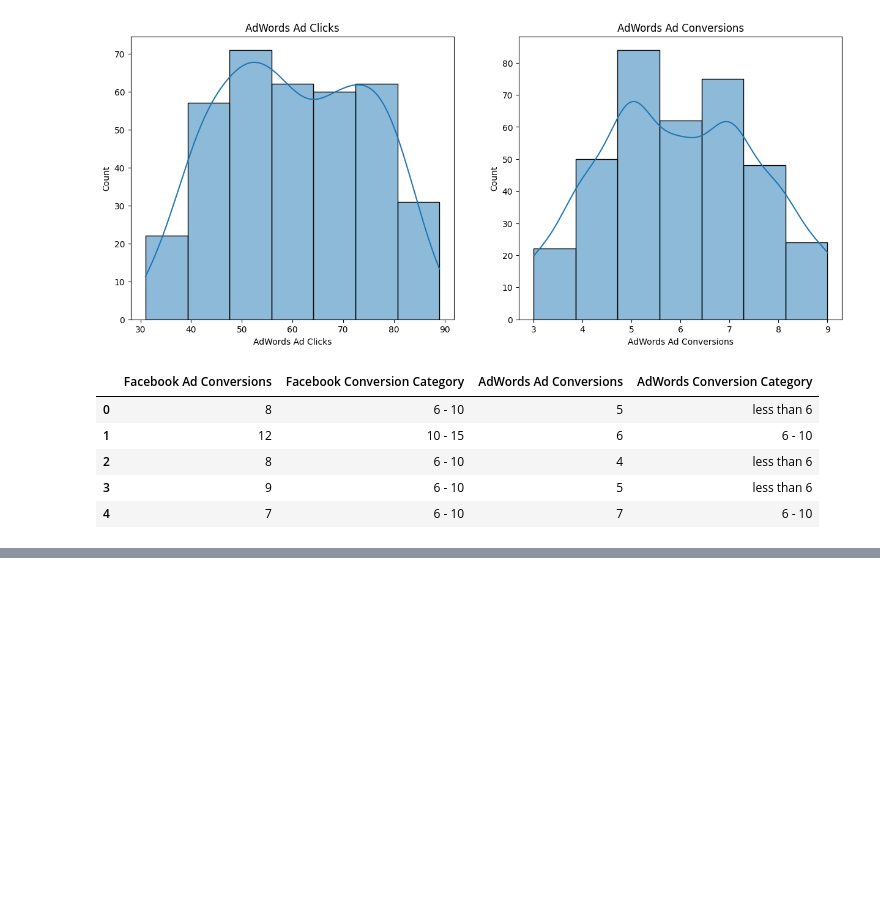
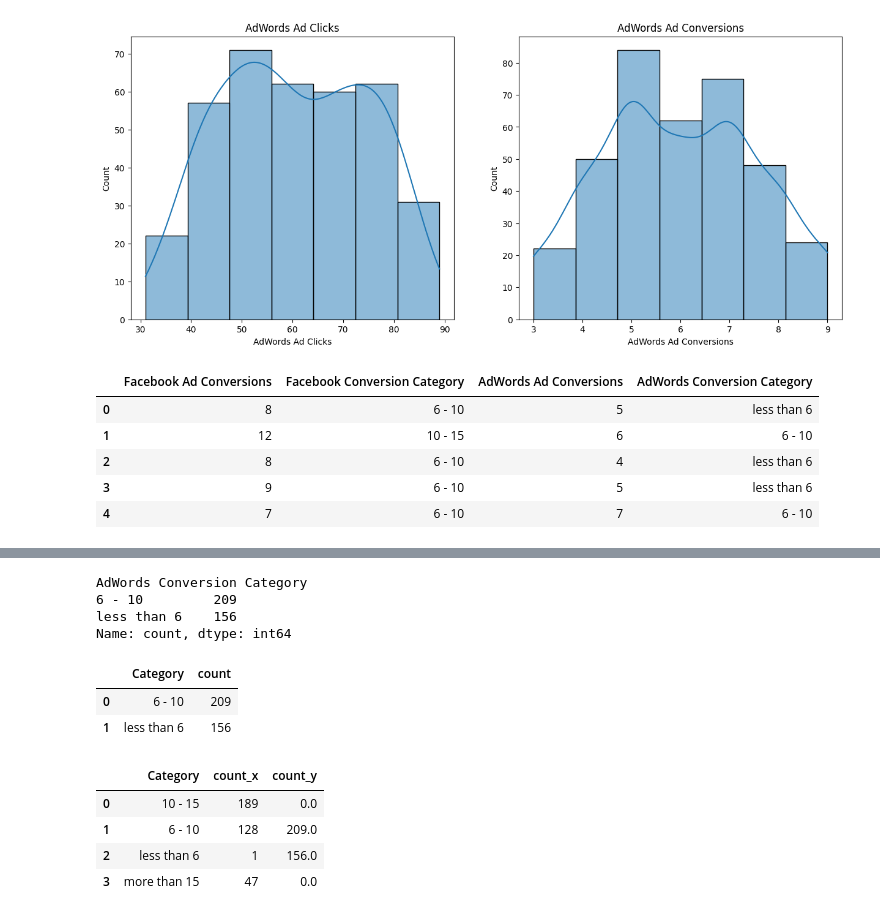
Before and after one commit to Engineer-purvesh18/A-B-Testing, a Jupyter notebook: main.ipynb, the cells around one changed output, grey strips where cells are left out. Saved outputs shown, nothing was run; the diff lists cells and outputs as text; code cells hidden in the pictures; blank space fills up the shorter version.

```diff
--- a/main.ipynb
+++ b/main.ipynb
@@ -145,0 +164,23 @@ df[['Facebook Ad Conversions','Facebook Conversion Category','AdWords Ad Convers
+# %%
+df['AdWords Conversion Category'].value_counts()
+# %% [output]
+AdWords Conversion Category
+6 - 10         209
+less than 6    156
+Name: count, dtype: int64
+# %%
+adwords = pd.DataFrame(df['AdWords Conversion Category'].value_counts()).reset_index().rename(columns = {'AdWords Conversion Category':'Category'})
+adwords
+# %% [output]
+|  | Category | count |
+| 0 | 6 - 10 | 209 |
+| 1 | less than 6 | 156 |
+# %%
+category_df = pd.merge(facebook, adwords, on = 'Category', how = 'outer').fillna(0)
+category_df
+# %% [output]
+|  | Category | count_x | count_y |
+| 0 | 10 - 15 | 189 | 0.0 |
+| 1 | 6 - 10 | 128 | 209.0 |
+| 2 | less than 6 | 1 | 156.0 |
+| 3 | more than 15 | 47 | 0.0 |
```
Also changed, not shown: parts of 10 cells of this notebook.
